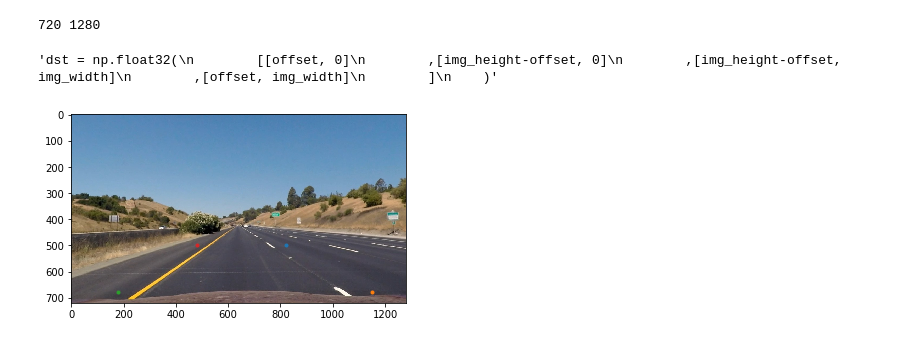
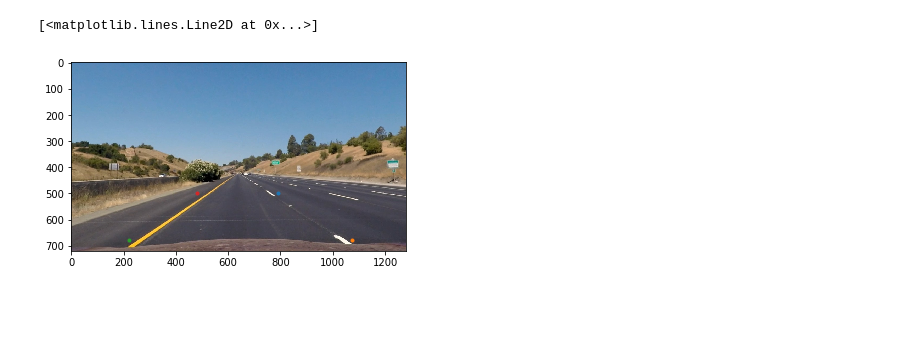
Before and after one commit to gayyaswa/CarND-Advanced-Lane-Lines, a Jupyter notebook: visualizeimages.ipynb, the cells around one changed output. Cells and saved outputs as stored; diff of their text form; code cells hidden in the pictures; blank space fills up the shorter version.

```diff
--- a/visualizeimages.ipynb
+++ b/visualizeimages.ipynb
@@ -1,47 +1,22 @@
 # %%
 import numpy as np
 import cv2
 import glob
 import matplotlib.pyplot as plt
 import matplotlib.image as mpimg
 %matplotlib inline
 
 images = glob.glob('output_images/undistorted/*.jpg')
 #for fname in images:
 
 img = mpimg.imread('output_images/undistorted/straight_lines1.jpg')
 
 plt.imshow(img)
 
-plt.plot( 820, 500,'.') #top right
-plt.plot( 1150, 680, '.') #bottom right
-plt.plot( 180, 680, '.') #bottom left
+plt.plot( 790, 500,'.') #top right
+plt.plot( 1075, 680, '.') #bottom right
+plt.plot( 220, 680, '.') #bottom left
 plt.plot( 480, 500, '.' ) #top left
-
-height, width, channels = img.shape
-img_size = img.shape
-
-print(height,width)
-
-offset = 100
-
-'''dst = np.float32([[offset, offset], [img_size[0] - offset, offset],
-                      [img_size[0] - offset, img_size[1] - offset],
-                      [offset, img_size[1] - offset]])
-
-plt.plot( offset, offset,'.') #top right
-plt.plot( height-offset, offset, '.') #bottom right
-plt.plot( height-offset, width, '.') #bottom left
-plt.plot( offset, width-offset, '.' ) #top left'''
-
-'''dst = np.float32(
-        [[offset, 0]
-        ,[img_height-offset, 0]
-        ,[img_height-offset, img_width]
-        ,[offset, img_width]
-        ]
-    )'''
 # %% [output]
-720 1280
+[<matplotlib.lines.Line2D at 0x...>]
-'dst = np.float32(\n        [[offset, 0]\n        ,[img_height-offset, 0]\n        ,[img_height-offset, img_width]\n        ,[offset, img_width]\n        ]\n    )'
-[figure, old version]
+[figure, new version]
```
Also changed, not shown: 38 other files.
